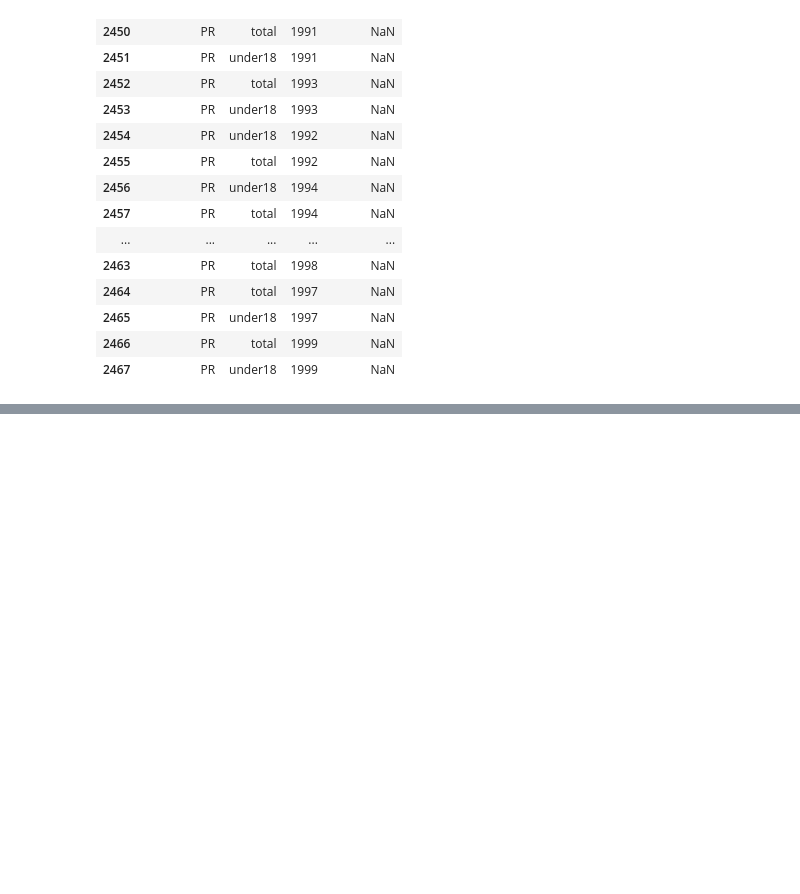
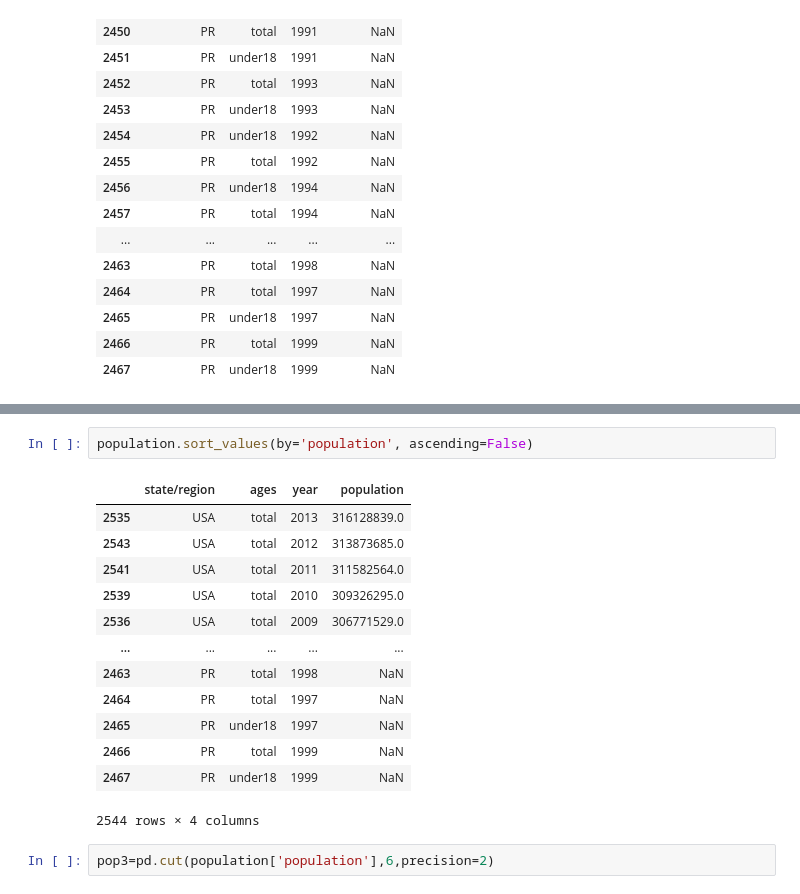
Before and after one commit to oishylea/DataAnalyticsProgramming, a Jupyter notebook: StatePopulation.ipynb, the cells around one changed output, grey strips where cells are left out. Cells and saved outputs as stored; diff of their text form; blank space fills up the shorter version.

```diff
--- a/StatePopulation.ipynb
+++ b/StatePopulation.ipynb
@@ -136,0 +235,18 @@ population[population['population'].isnull()]
+# %%
+population.sort_values(by='population', ascending=False)
+# %% [output]
+|  | state/region | ages | year | population |
+| 2535 | USA | total | 2013 | 316128839.0 |
+| 2543 | USA | total | 2012 | 313873685.0 |
+| 2541 | USA | total | 2011 | 311582564.0 |
+| 2539 | USA | total | 2010 | 309326295.0 |
+| 2536 | USA | total | 2009 | 306771529.0 |
+| ... | ... | ... | ... | ... |
+| 2463 | PR | total | 1998 | NaN |
+| 2464 | PR | total | 1997 | NaN |
+| 2465 | PR | under18 | 1997 | NaN |
+| 2466 | PR | total | 1999 | NaN |
+| 2467 | PR | under18 | 1999 | NaN |
+2544 rows × 4 columns
+# %%
+pop3=pd.cut(population['population'],6,precision=2)
```
Also changed, not shown: parts of 15 cells of this notebook, 7 other files.
